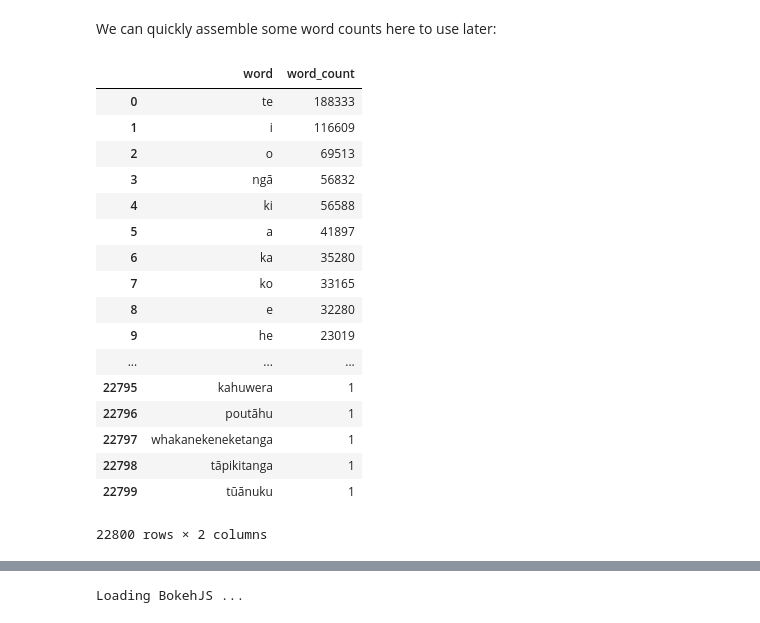
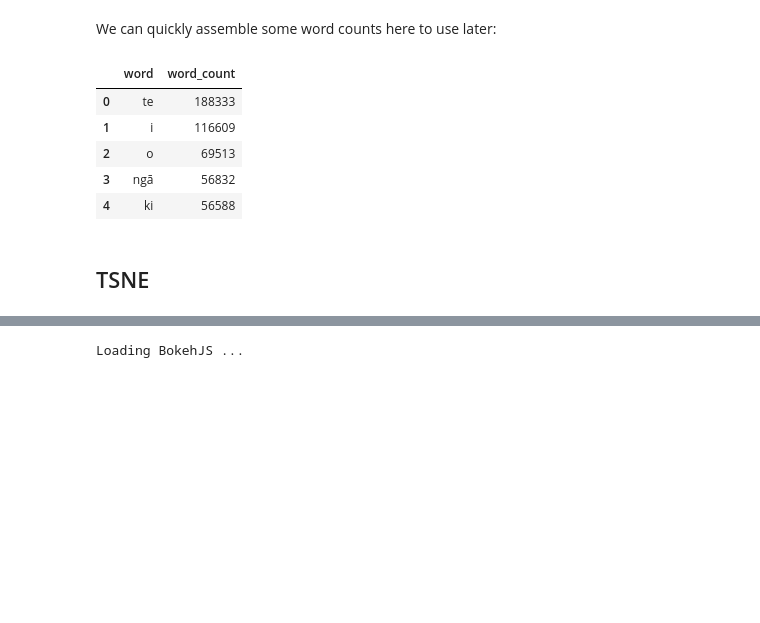
Before and after one commit to mathematiguy/te-wiki-o-te-reo, a Jupyter notebook: notebooks/te_ara_language_model.ipynb, the cells around one changed output, grey strips where cells are left out. Saved outputs shown, nothing was run; the diff lists cells and outputs as text; code cells hidden in the pictures; blank space fills up the shorter version.

```diff
--- a/notebooks/te_ara_language_model.ipynb
+++ b/notebooks/te_ara_language_model.ipynb
@@ -464,26 +459,16 @@ word_counts = (pd.Series(nga_kupu)
 
 word_counts.columns = ['word', 'word_count']
 # %%
-word_counts
+word_counts.head()
 # %% [output]
 |  | word | word_count |
 | 0 | te | 188333 |
 | 1 | i | 116609 |
 | 2 | o | 69513 |
 | 3 | ngā | 56832 |
 | 4 | ki | 56588 |
-| 5 | a | 41897 |
-| 6 | ka | 35280 |
-| 7 | ko | 33165 |
-| 8 | e | 32280 |
-| 9 | he | 23019 |
-| ... | ... | ... |
-| 22795 | kahuwera | 1 |
-| 22796 | poutāhu | 1 |
-| 22797 | whakanekeneketanga | 1 |
-| 22798 | tāpikitanga | 1 |
-| 22799 | tūānuku | 1 |
-22800 rows × 2 columns
+# %% [markdown]
+## TSNE
 # %%
 tsne_filepath = '../models/te_ara_tsne.model'
 tsne_vectors_filepath = '../models/tsne_vectors.npy'
```
Also changed, not shown: parts of 24 cells of this notebook.
